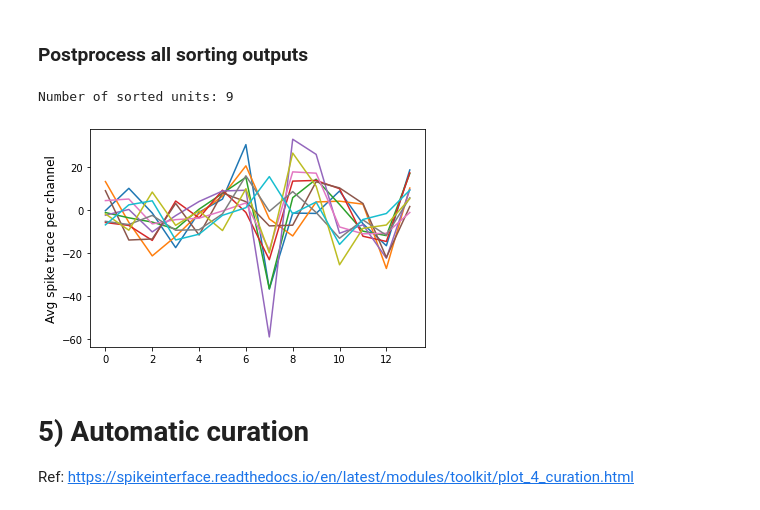
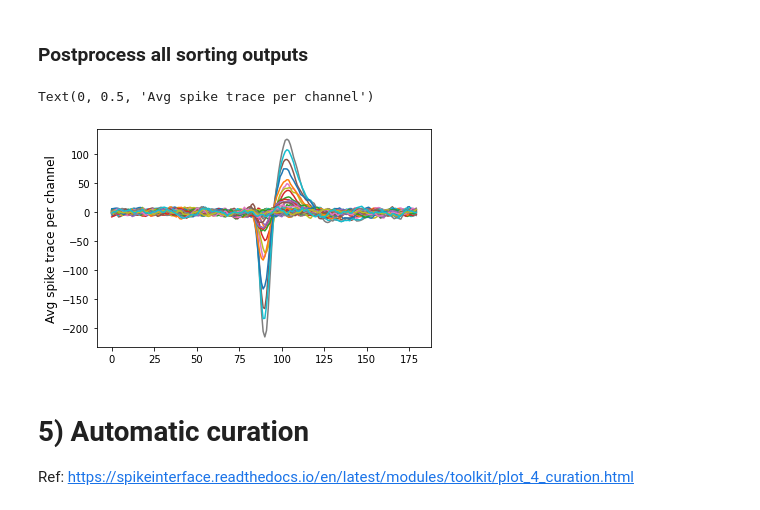
Before and after one commit to catalystneuro/movshon-lab-to-nwb, a Jupyter notebook: tutorials/spikeglx_spikeinterface_pipeline.ipynb, the cells around one changed output. Saved outputs shown, nothing was run; the diff lists cells and outputs as text; code cells hidden in the pictures.

```diff
--- a/tutorials/spikeglx_spikeinterface_pipeline.ipynb
+++ b/tutorials/spikeglx_spikeinterface_pipeline.ipynb
@@ -34,5 +34,6 @@ print(dir_spikeinterface)
 # Create recording extractor
 recording = se.SpikeGLXRecordingExtractor(file_path=file_path)
 
-# Set indvidual groups
-recording.set_channel_groups(range(recording.get_num_channels()))
+print(f"Num channels: {recording.get_num_channels()}")
+print(f"Sampling rate: {recording.get_sampling_frequency()}")
+print(f"Duration (s): {recording.get_num_frames() / recording.get_sampling_frequency()}")
@@ -91,8 +88,8 @@ if apply_cmr:
 
 # Stub recording for fast testing; set to False for running processing pipeline on entire data
 stub_test = True
-nsec_stub = 10
-subr_ids = [i + 1 for i in range(10)]
+nsec_stub = 20
+subr_ids = [i + 1 for i in range(70)]
 if stub_test:
     recording_processed = se.SubRecordingExtractor(
         parent_recording=recording_processed,
@@ -153,9 +145,10 @@ sorter_params = dict(
 rec_to_sort = recording_processed
 
 # spike sort by group
-sorting = ss.run_klusta(
+sorting = ss.run_herdingspikes(
     recording=rec_to_sort,
-    grouping_property='group',
     output_folder=dir_spikeinterface / "si_output",
+    pre_scale=False,
+    clustering_bin_seeding=False
 )
 # %% [output]
@@ -223,7 +222,7 @@ ec_list = ["peak_to_valley", "halfwidth"]
 # %%
 # st.validation.compute_quality_metrics?
 # %%
-tmp_folder = dir_spikeinterface / 'tmp' / 'klusta'
+tmp_folder = dir_spikeinterface / 'tmp' / 'herdingspikes'
 tmp_folder.mkdir(parents=True, exist_ok=True)
 
 # set local tmp folder
@@ -243,26 +242,26 @@ qc = st.validation.compute_quality_metrics(sorting, recording=rec_to_sort,
                                            metric_names=qc_list, as_dataframe=True)
 
 # export to phy
-phy_folder = dir_spikeinterface / 'phy' / 'klusta'
+phy_folder = dir_spikeinterface / 'phy' / 'herdingspikes'
 phy_folder.mkdir(parents=True, exist_ok=True)
 st.postprocessing.export_to_phy(rec_to_sort, sorting, phy_folder)
 # %%
-print(f'Number of sorted units: {len(sorting.get_unit_ids())}')
-
-# Visualize pike waverforms
+# Visualize spike template waverforms
 unit_id = 0
 
-wv = sorting.get_unit_spike_features(unit_id=unit_id, feature_name='waveforms')
+template = st.postprocessing.get_unit_templates(
+    unit_ids=unit_id,
+    recording=rec_to_sort,
+    sorting=sorting
+)
 
-avg_wv = np.mean(wv, axis=0)
-
-fig = plt.figure()
-plt.plot(avg_wv.T)
+plt.figure()
+spk = np.squeeze(template)
+plt.plot(spk.T)
 plt.ylabel('Avg spike trace per channel', fontsize=12)
-plt.show()
 # %% [output]
-Number of sorted units: 9
+Text(0, 0.5, 'Avg spike trace per channel')
-[figure, old version]
+[figure, new version]
 # %% [markdown]
 # 5) Automatic curation
 Ref: https://spikeinterface.readthedocs.io/en/latest/modules/toolkit/plot_4_curation.html
```
Also changed, not shown: parts of 19 cells of this notebook, 3 other files.
